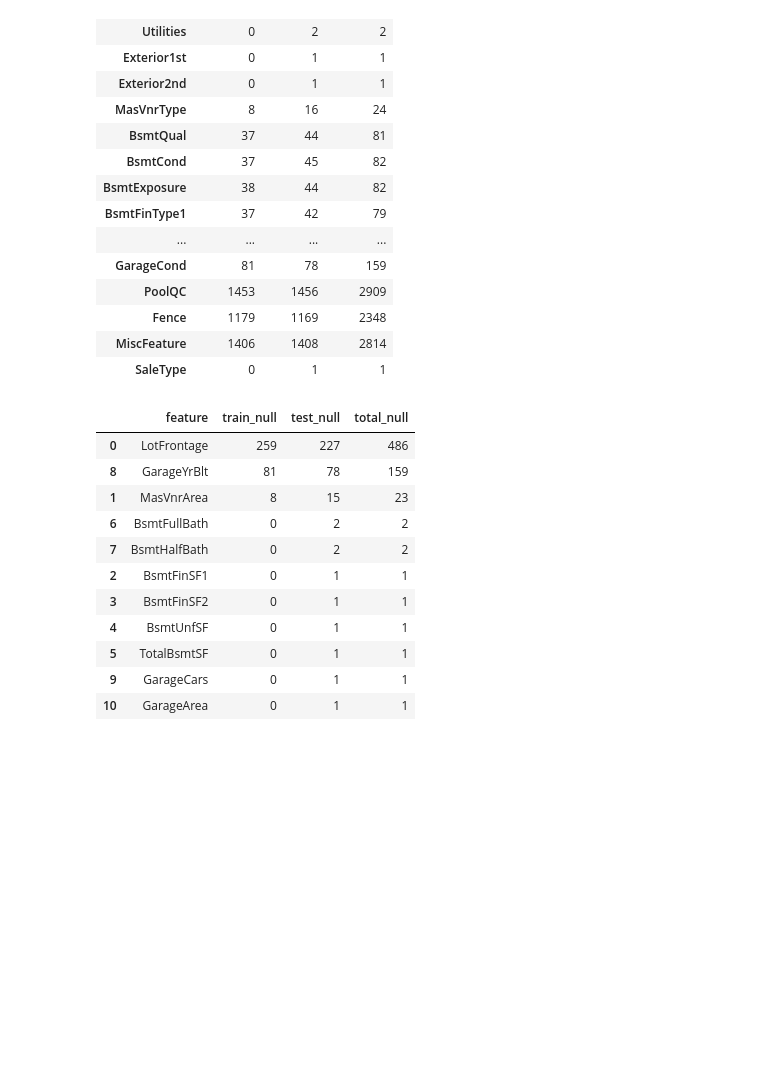
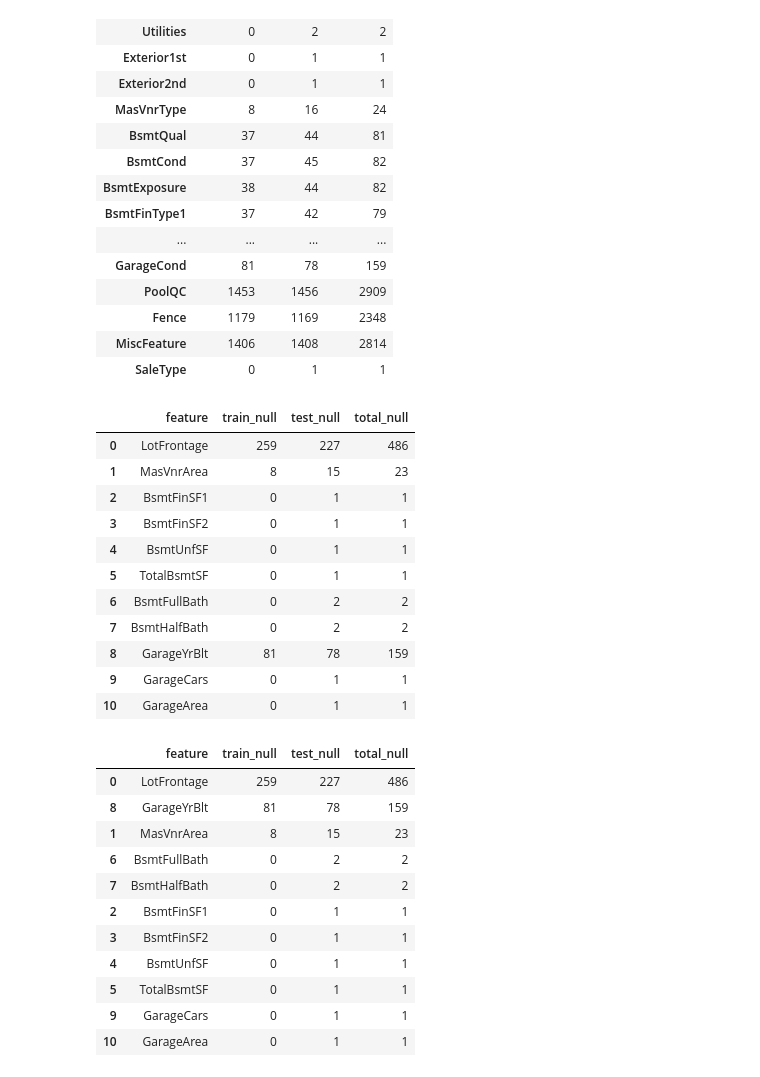
Before and after one commit to andyzengmath/Applications-of-NLP-in-Finance, a Jupyter notebook: Untitled.ipynb, the cells around one changed output. Saved outputs shown, nothing was run; the diff lists cells and outputs as text; code cells hidden in the pictures; blank space fills up the shorter version.

```diff
--- a/Untitled.ipynb
+++ b/Untitled.ipynb
@@ -106,6 +110,21 @@ null_df_c.set_index('feature')
 | Fence | 1179 | 1169 | 2348 |
 | MiscFeature | 1406 | 1408 | 2814 |
 | SaleType | 0 | 1 | 1 |
+# %%
+null_df_q
+# %% [output]
+|  | feature | train_null | test_null | total_null |
+| 0 | LotFrontage | 259 | 227 | 486 |
+| 1 | MasVnrArea | 8 | 15 | 23 |
+| 2 | BsmtFinSF1 | 0 | 1 | 1 |
+| 3 | BsmtFinSF2 | 0 | 1 | 1 |
+| 4 | BsmtUnfSF | 0 | 1 | 1 |
+| 5 | TotalBsmtSF | 0 | 1 | 1 |
+| 6 | BsmtFullBath | 0 | 2 | 2 |
+| 7 | BsmtHalfBath | 0 | 2 | 2 |
+| 8 | GarageYrBlt | 81 | 78 | 159 |
+| 9 | GarageCars | 0 | 1 | 1 |
+| 10 | GarageArea | 0 | 1 | 1 |
 # %%
 missing_q=null_df_q.sort_values(by='total_null',ascending= False)
 missing_c=null_df_c.sort_values(by='total_null',ascending= False)
```
Also changed, not shown: parts of 6 cells of this notebook.
